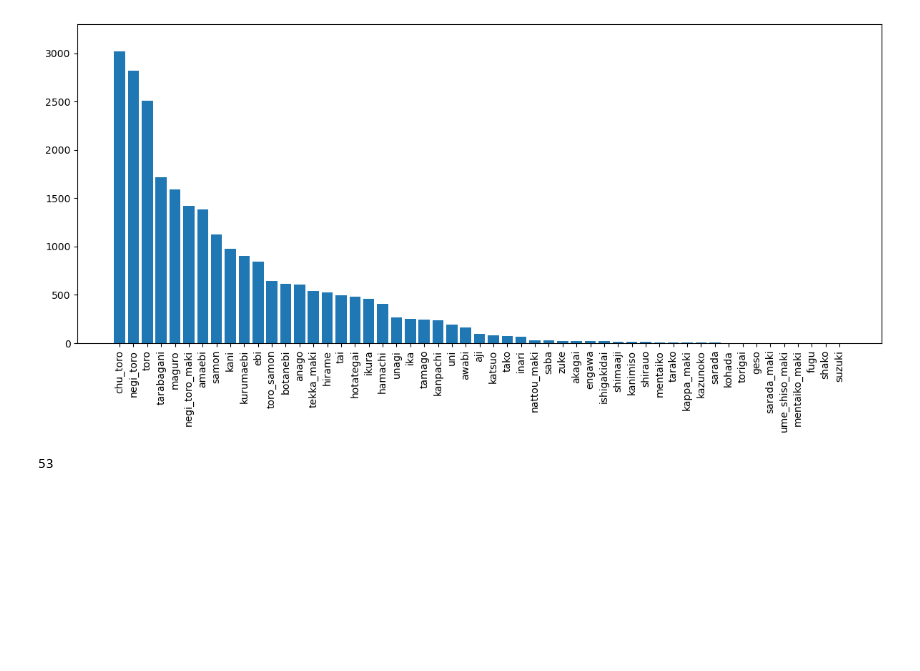
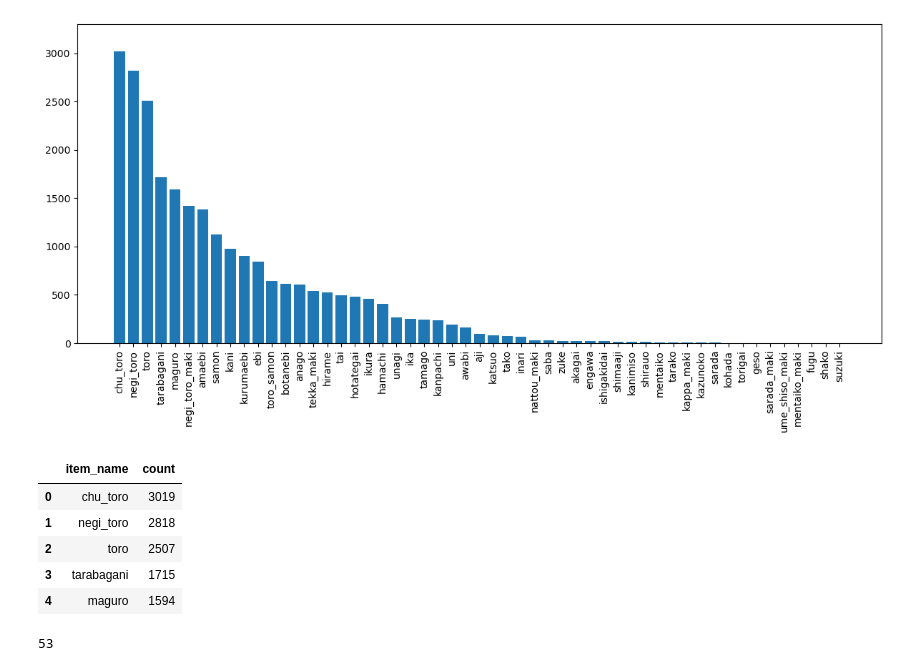
Before and after one commit to nnnnishi/streamlit-prediction-visualize, a Jupyter notebook: ans/eda.ipynb, the cells around one changed output. Drawn from its saved outputs; the diff is of its cells as text; code cells hidden in the pictures; blank space fills up the shorter version.

```diff
--- a/ans/eda.ipynb
+++ b/ans/eda.ipynb
@@ -43,6 +68,15 @@ plt.ylim(0, 3300)
 plt.show()
 # %% [output]
 [figure]
+# %%
+count_df.head()
+# %% [output]
+|  | item_name | count |
+| 0 | chu_toro | 3019 |
+| 1 | negi_toro | 2818 |
+| 2 | toro | 2507 |
+| 3 | tarabagani | 1715 |
+| 4 | maguro | 1594 |
 # %%
 count_df.count()["item_name"]
 # %% [output]
```
Also changed, not shown: parts of 15 cells of this notebook.
